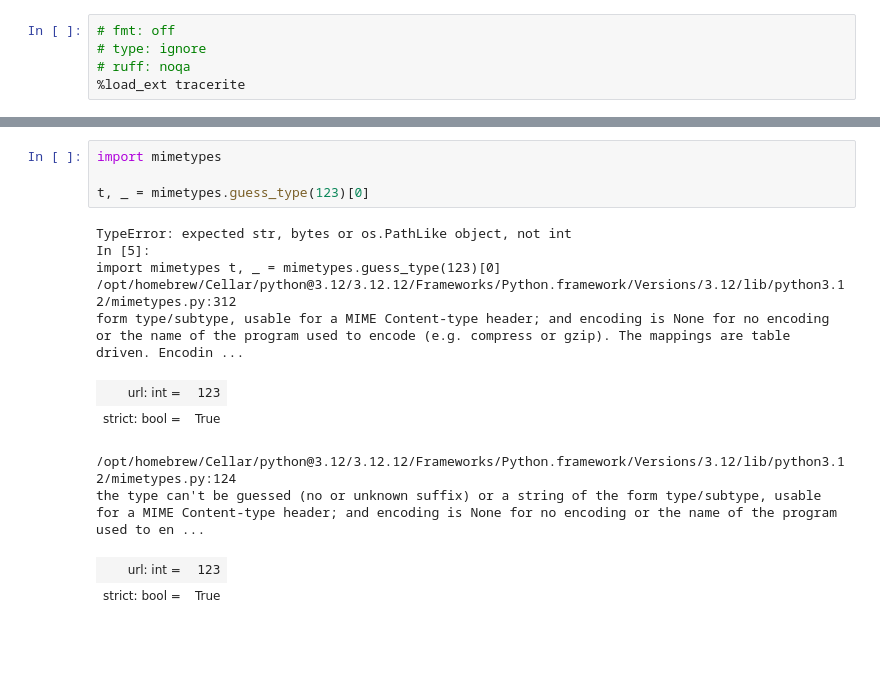
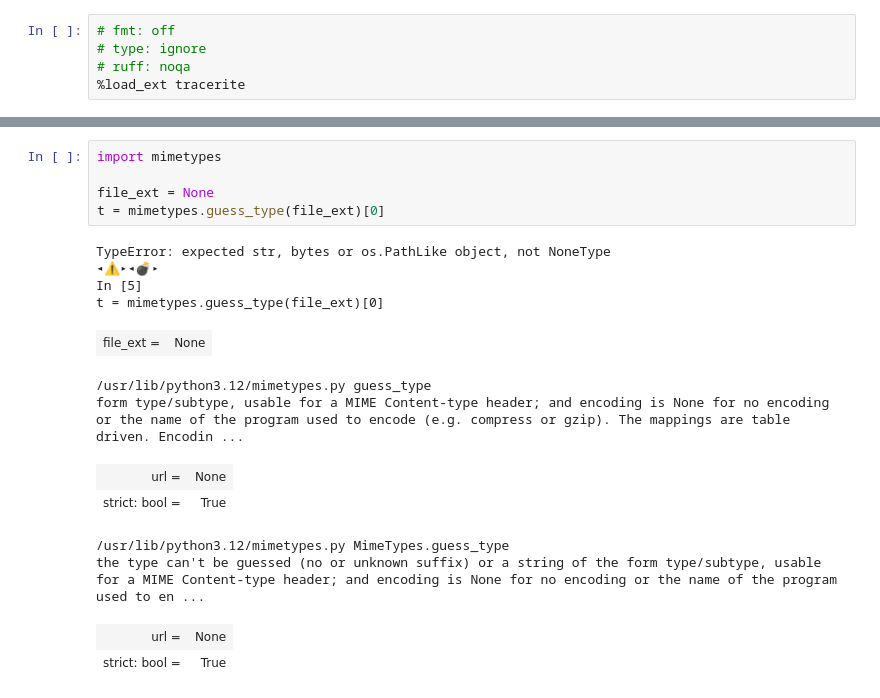
Before and after one commit to sanic-org/tracerite, a Jupyter notebook: Demo.ipynb, the cells around one changed output, grey strips where cells are left out. Saved outputs shown, nothing was run; the diff lists cells and outputs as text; blank space fills up the shorter version.

Commit message:
Re-run Demo.ipynb with current version.

```diff
--- a/Demo.ipynb
+++ b/Demo.ipynb
@@ -78,19 +78,22 @@ _ = (1
 # %%
 import mimetypes
 
-t, _ = mimetypes.guess_type(123)[0]
+file_ext = None
+t = mimetypes.guess_type(file_ext)[0]
 # %% [output]
-TypeError: expected str, bytes or os.PathLike object, not int
-In [5]:
-import mimetypes t, _ = mimetypes.guess_type(123)[0]
-/opt/homebrew/Cellar/python@3.12/3.12.12/Frameworks/Python.framework/Versions/3.12/lib/python3.12/mimetypes.py:312
-form type/subtype, usable for a MIME Content-type header; and encoding is None for no encoding or the name of the program used to encode (e.g. compress or gzip). The mappings are table driven. Encodin ...
+TypeError: expected str, bytes or os.PathLike object, not NoneType
+◂⚠️▸◂💣▸
+In [5]
+t = mimetypes.guess_type(file_ext)[0]
-| url: int = | 123 |
-| strict: bool = | True |
+| file_ext = | None |
-/opt/homebrew/Cellar/python@3.12/3.12.12/Frameworks/Python.framework/Versions/3.12/lib/python3.12/mimetypes.py:124
-the type can't be guessed (no or unknown suffix) or a string of the form type/subtype, usable for a MIME Content-type header; and encoding is None for no encoding or the name of the program used to en ...
+/usr/lib/python3.12/mimetypes.py guess_type
+form type/subtype, usable for a MIME Content-type header; and encoding is None for no encoding or the name of the program used to encode (e.g. compress or gzip). The mappings are table driven. Encodin ...
-| url: int = | 123 |
+| url = | None |
 | strict: bool = | True |
+/usr/lib/python3.12/mimetypes.py MimeTypes.guess_type
+the type can't be guessed (no or unknown suffix) or a string of the form type/subtype, usable for a MIME Content-type header; and encoding is None for no encoding or the name of the program used to en ...
+| url = | None |
+| strict: bool = | True |
 # %%
 max("a", 1)
 # %% [output]
```
Also changed, not shown: parts of 13 cells of this notebook.
